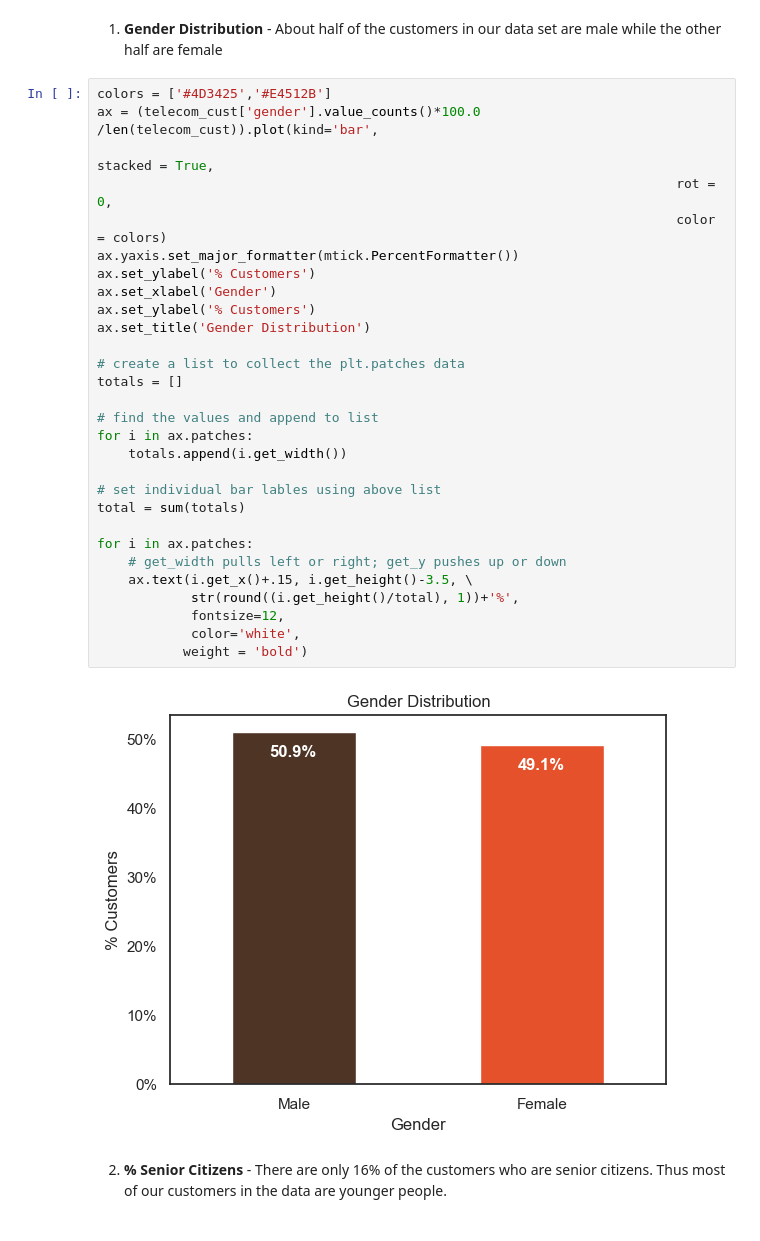
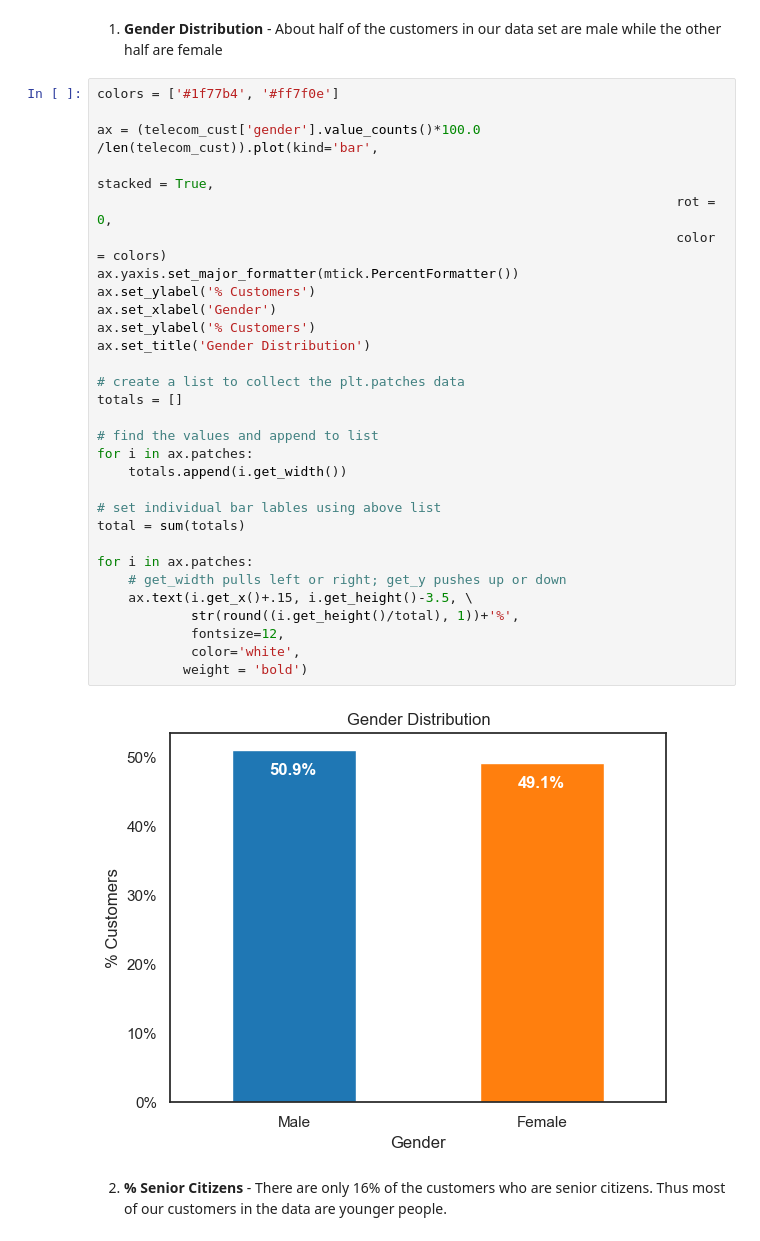
Before and after one commit to praveengolla07/Telecom, a Jupyter notebook: notebooks/telecom-churn-prediction.ipynb, the cells around one changed output. Cells and saved outputs as stored; diff of their text form.

```diff
--- a/notebooks/telecom-churn-prediction.ipynb
+++ b/notebooks/telecom-churn-prediction.ipynb
@@ -144,36 +152,37 @@ Let us first start with exploring our data set, to better understand the pattern
 # %% [markdown]
 1. **Gender Distribution** - About half of the customers in our data set are male while the other half are female
 # %%
-colors = ['#4D3425','#E4512B']
+colors = ['#1f77b4', '#ff7f0e']
+
 ax = (telecom_cust['gender'].value_counts()*100.0 /len(telecom_cust)).plot(kind='bar',
                                                                            stacked = True,
                                                                           rot = 0,
                                                                           color = colors)
 ax.yaxis.set_major_formatter(mtick.PercentFormatter())
 ax.set_ylabel('% Customers')
 ax.set_xlabel('Gender')
 ax.set_ylabel('% Customers')
 ax.set_title('Gender Distribution')
 
 # create a list to collect the plt.patches data
 totals = []
 
 # find the values and append to list
 for i in ax.patches:
     totals.append(i.get_width())
 
 # set individual bar lables using above list
 total = sum(totals)
 
 for i in ax.patches:
     # get_width pulls left or right; get_y pushes up or down
     ax.text(i.get_x()+.15, i.get_height()-3.5, \
             str(round((i.get_height()/total), 1))+'%',
             fontsize=12,
             color='white',
            weight = 'bold')
 # %% [output]
-[figure, old version]
+[figure, new version]
 # %% [markdown]
 2. **% Senior Citizens** - There are only 16% of the customers who are senior citizens. Thus most of our customers in the data are younger people.
 # %%
```
Also changed, not shown: parts of 11 cells of this notebook, 1 other file.
